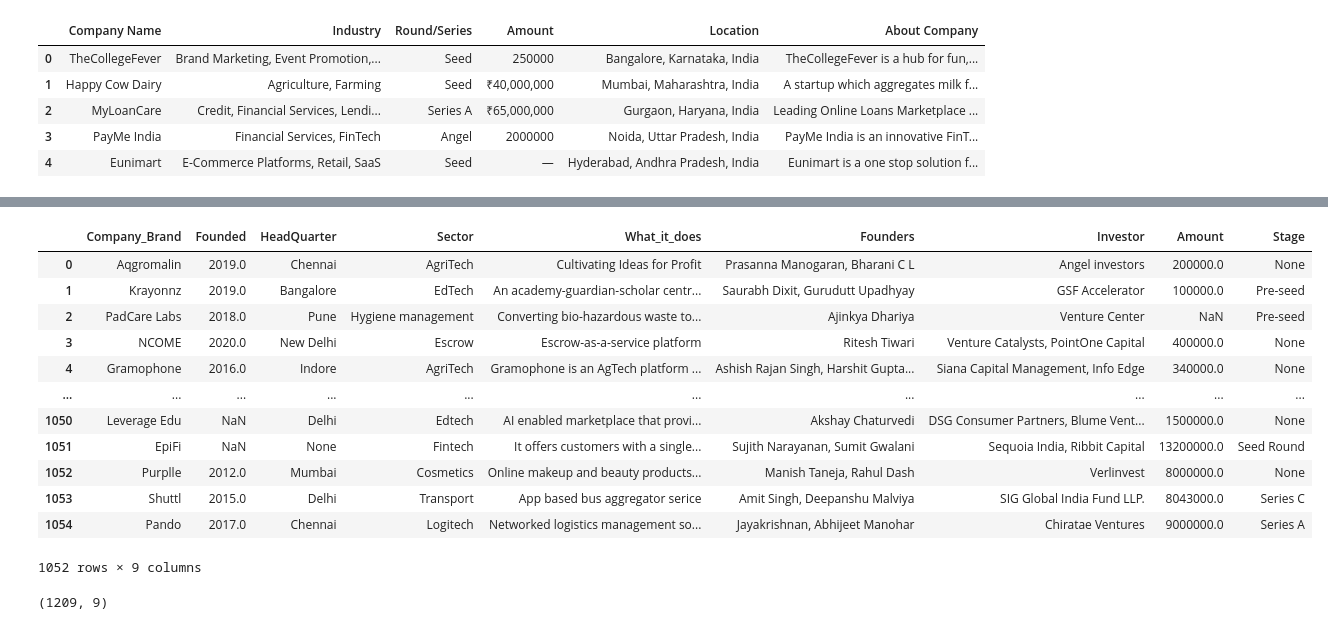
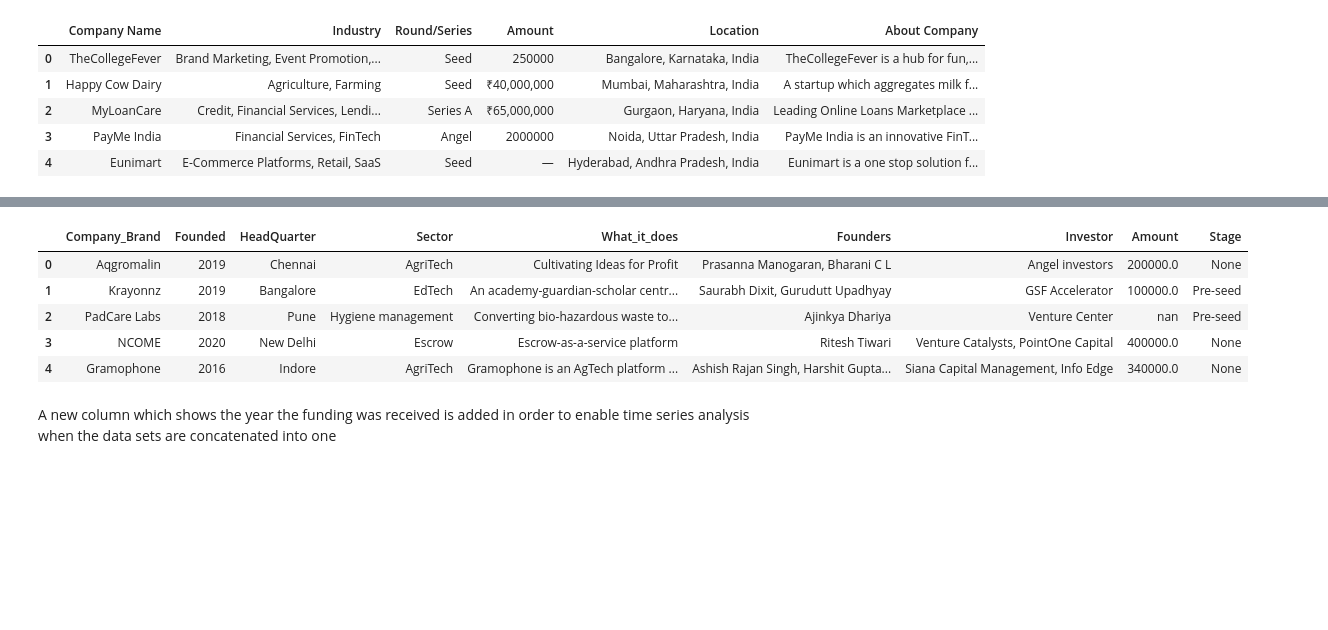
Before and after one commit to aaserwaa/Indian-Startup-Funding-Analysis, a Jupyter notebook: lp-1.ipynb, the cells around one changed output, grey strips where cells are left out. Drawn from its saved outputs; the diff is of its cells as text; code cells hidden in the pictures; blank space fills up the shorter version.

```diff
--- a/lp-1.ipynb
+++ b/lp-1.ipynb
@@ -154,0 +179,3 @@ data
+# %%
+#convert amount datatype to string for now in order to concatenate with other datasets
+data['Amount'] = data['Amount'].astype(str)
@@ -155,22 +184,14 @@ data
 # %%
 #drop unnecesary columns ('column10)
+
 data = data.drop(columns='column10')
-data
+data.head()
 # %% [output]
 |  | Company_Brand | Founded | HeadQuarter | Sector | What_it_does | Founders | Investor | Amount | Stage |
-| 0 | Aqgromalin | 2019.0 | Chennai | AgriTech | Cultivating Ideas for Profit | Prasanna Manogaran, Bharani C L | Angel investors | 200000.0 | None |
-| 1 | Krayonnz | 2019.0 | Bangalore | EdTech | An academy-guardian-scholar centr... | Saurabh Dixit, Gurudutt Upadhyay | GSF Accelerator | 100000.0 | Pre-seed |
-| 2 | PadCare Labs | 2018.0 | Pune | Hygiene management | Converting bio-hazardous waste to... | Ajinkya Dhariya | Venture Center | NaN | Pre-seed |
-| 3 | NCOME | 2020.0 | New Delhi | Escrow | Escrow-as-a-service platform | Ritesh Tiwari | Venture Catalysts, PointOne Capital | 400000.0 | None |
-| 4 | Gramophone | 2016.0 | Indore | AgriTech | Gramophone is an AgTech platform ... | Ashish Rajan Singh, Harshit Gupta... | Siana Capital Management, Info Edge | 340000.0 | None |
-| ... | ... | ... | ... | ... | ... | ... | ... | ... | ... |
-| 1050 | Leverage Edu | NaN | Delhi | Edtech | AI enabled marketplace that provi... | Akshay Chaturvedi | DSG Consumer Partners, Blume Vent... | 1500000.0 | None |
-| 1051 | EpiFi | NaN | None | Fintech | It offers customers with a single... | Sujith Narayanan, Sumit Gwalani | Sequoia India, Ribbit Capital | 13200000.0 | Seed Round |
-| 1052 | Purplle | 2012.0 | Mumbai | Cosmetics | Online makeup and beauty products... | Manish Taneja, Rahul Dash | Verlinvest | 8000000.0 | None |
-| 1053 | Shuttl | 2015.0 | Delhi | Transport | App based bus aggregator serice | Amit Singh, Deepanshu Malviya | SIG Global India Fund LLP. | 8043000.0 | Series C |
-| 1054 | Pando | 2017.0 | Chennai | Logitech | Networked logistics management so... | Jayakrishnan, Abhijeet Manohar | Chiratae Ventures | 9000000.0 | Series A |
+| 0 | Aqgromalin | 2019 | Chennai | AgriTech | Cultivating Ideas for Profit | Prasanna Manogaran, Bharani C L | Angel investors | 200000.0 | None |
+| 1 | Krayonnz | 2019 | Bangalore | EdTech | An academy-guardian-scholar centr... | Saurabh Dixit, Gurudutt Upadhyay | GSF Accelerator | 100000.0 | Pre-seed |
+| 2 | PadCare Labs | 2018 | Pune | Hygiene management | Converting bio-hazardous waste to... | Ajinkya Dhariya | Venture Center | nan | Pre-seed |
+| 3 | NCOME | 2020 | New Delhi | Escrow | Escrow-as-a-service platform | Ritesh Tiwari | Venture Catalysts, PointOne Capital | 400000.0 | None |
+| 4 | Gramophone | 2016 | Indore | AgriTech | Gramophone is an AgTech platform ... | Ashish Rajan Singh, Harshit Gupta... | Siana Capital Management, Info Edge | 340000.0 | None |
-1052 rows × 9 columns
-# %%
-data1.shape
-# %% [output]
-(1209, 9)
+# %% [markdown]
+A new column which shows the year the funding was received is added in order to enable time series analysis when the data sets are concatenated into one
```
Also changed, not shown: parts of 132 cells of this notebook, 3 other files.
